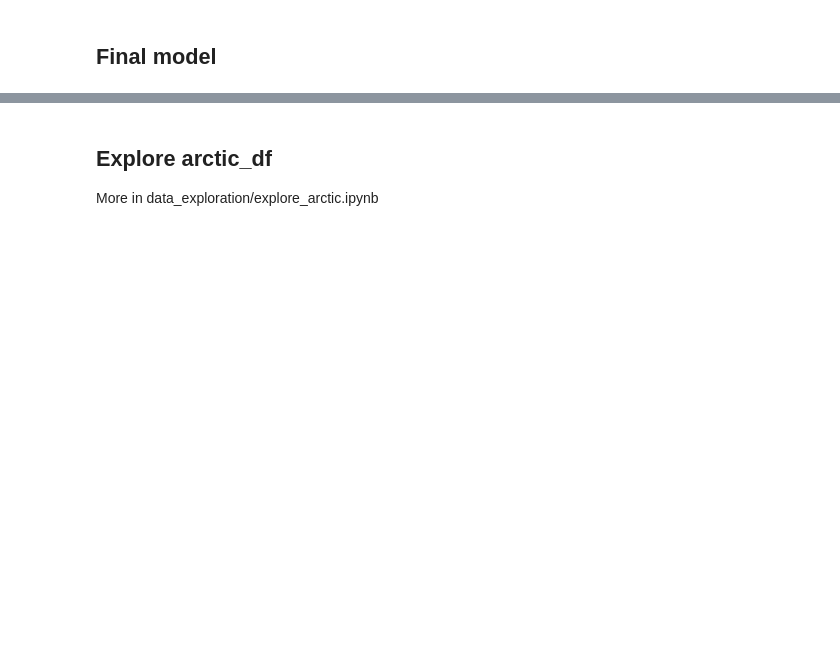
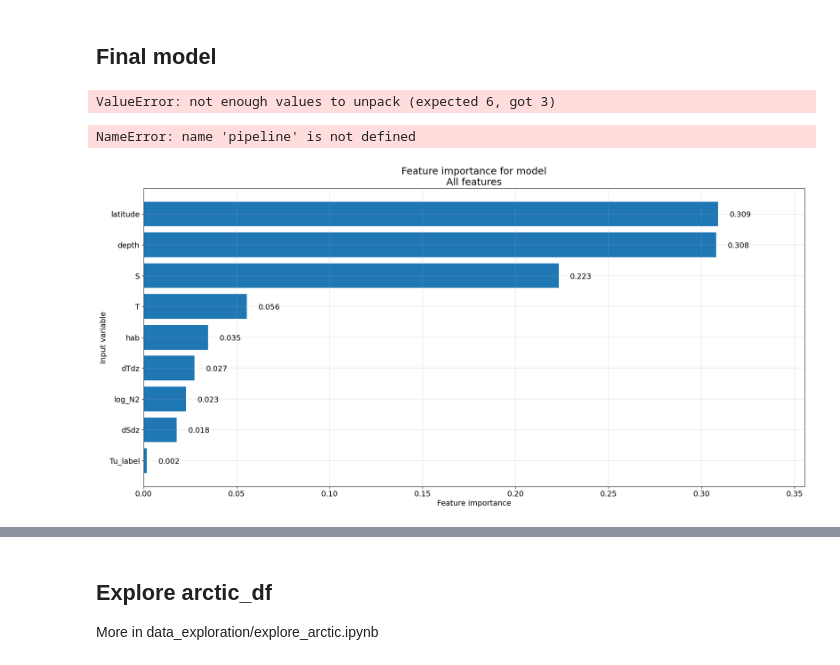
Before and after one commit to lisanneblok/ArcticTurbulence, a Jupyter notebook: ML_models/arctic_RFs.ipynb, the cells around one changed output, grey strips where cells are left out. Cells and saved outputs as stored; diff of their text form; code cells hidden in the pictures; blank space fills up the shorter version.

```diff
--- a/ML_models/arctic_RFs.ipynb
+++ b/ML_models/arctic_RFs.ipynb
@@ -33,0 +115,34 @@ arctic_df = pd.read_pickle(arctic_pkl)
+# %%
+def RF_regressor(dataframe, xfeatures, yfeatures):
+    if "Tu_label" in xfeatures:
+        hallo = Tu_label(dataframe.Tu)
+        dataframe["Tu_label"] = hallo
+
+        dataframe = encode_tulabel(dataframe)
+
+    dataframe['log_eps'] = dataframe['eps'].apply(lambda x: math.log(x))
+
+    # stop depth at 300m
+    dataframe = dataframe[dataframe["depth"] <= 300]
+
+    x = dataframe[xfeatures]
+    y = dataframe[yfeatures]
+
+    # Split into train and test sets
+    SEED = 42
+    X_train, X_test, y_train, y_test = train_test_split(x, y, test_size=0.2,
+                                                        random_state=SEED)
+
+    # Define the MinMaxScaler
+    scaler = MinMaxScaler()
+
+    # Define the RandomForestRegressor
+    rfr = RandomForestRegressor(random_state=SEED)
+
+    # Create a pipeline
+    pipeline = Pipeline([('scaler', scaler), ('rfr', rfr)])
+
+    # Fit the pipeline on the training data
+    pipeline.fit(X_train, y_train)
+
+    return pipeline, y_test, X_test
@@ -38,10 +160,20 @@ xstringlist = ['S','T','latitude','hab', 'depth','dSdz','dTdz','log_N2', 'Tu_lab
 # We want to predict:
 ystringlist = ['log_eps']
 
-r2score, rfr, y_test, y_pred, X_test, importances = RF_regressor(arctic_df, xstringlist, ystringlist)
+rfr, y_test, y_pred, X_test, importances, pipeline = RF_regressor(arctic_df, xstringlist, ystringlist)
+# %% [output]
+ValueError: not enough values to unpack (expected 6, got 3)
+# %%
+# Predict the test set labels
+y_pred = pipeline.predict(X_test)
+r2_score(y_test, y_pred)
+# %% [output]
+NameError: name 'pipeline' is not defined
 # %%
 fig = plt.figure(figsize=[22, 10])
 ax_imp = fig.add_subplot(1, 1, 1)
 
-plot_importances(feature_names, importances, ax=ax_imp)
+plot_importances(xstringlist, importances, ax=ax_imp)
 plt.show()
+# %% [output]
+[figure, added]
```
Also changed, not shown: parts of 6 cells of this notebook.
